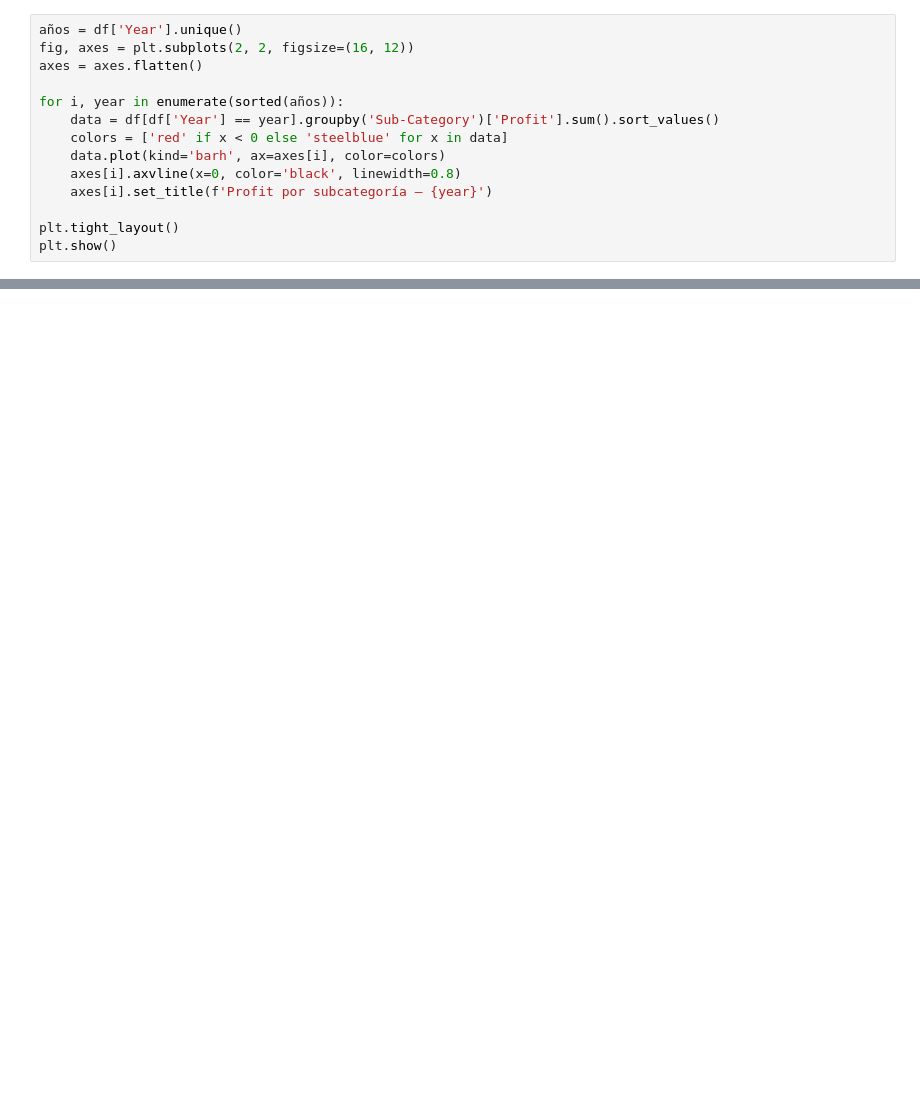
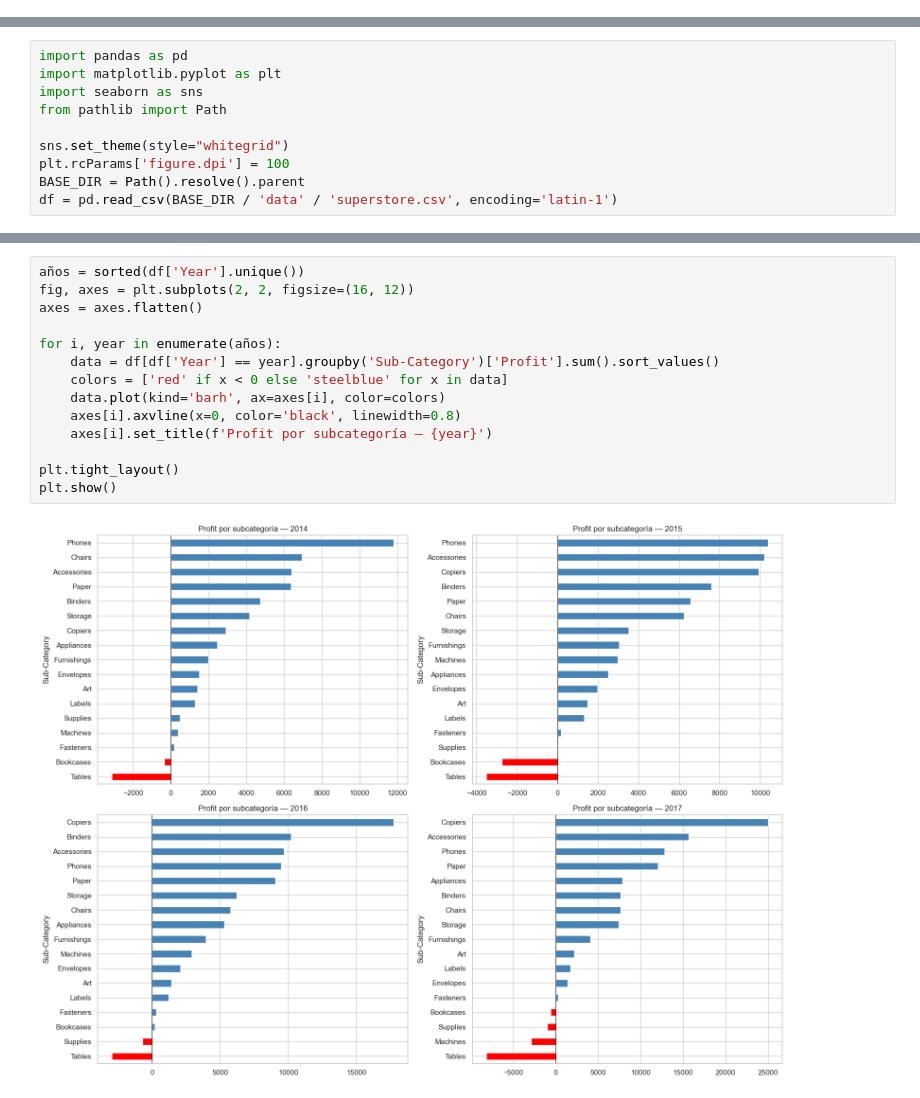
Before and after one commit to manuelpalasanchez/proyecto-eda-ventas, a Jupyter notebook: notebooks/eda_exploracion.ipynb, the cells around one changed output, grey strips where cells are left out. Drawn from its saved outputs; the diff is of its cells as text; blank space fills up the shorter version.

```diff
--- a/notebooks/eda_exploracion.ipynb
+++ b/notebooks/eda_exploracion.ipynb
@@ -184,14 +0,0 @@ plt.show()
-# %%
-años = df['Year'].unique()
-fig, axes = plt.subplots(2, 2, figsize=(16, 12))
-axes = axes.flatten()
-
-for i, year in enumerate(sorted(años)):
-    data = df[df['Year'] == year].groupby('Sub-Category')['Profit'].sum().sort_values()
-    colors = ['red' if x < 0 else 'steelblue' for x in data]
-    data.plot(kind='barh', ax=axes[i], color=colors)
-    axes[i].axvline(x=0, color='black', linewidth=0.8)
-    axes[i].set_title(f'Profit por subcategoría — {year}')
-
-plt.tight_layout()
-plt.show()
@@ -208,0 +13,10 @@ Se observa que de media, los peores descuentos son los del 40-45%, y que a parti
+# %%
+import pandas as pd
+import matplotlib.pyplot as plt
+import seaborn as sns
+from pathlib import Path
+
+sns.set_theme(style="whitegrid")
+plt.rcParams['figure.dpi'] = 100
+BASE_DIR = Path().resolve().parent
+df = pd.read_csv(BASE_DIR / 'data' / 'superstore.csv', encoding='latin-1')
@@ -208,0 +308,16 @@ Se observa que de media, los peores descuentos son los del 40-45%, y que a parti
+# %%
+años = sorted(df['Year'].unique())
+fig, axes = plt.subplots(2, 2, figsize=(16, 12))
+axes = axes.flatten()
+
+for i, year in enumerate(años):
+    data = df[df['Year'] == year].groupby('Sub-Category')['Profit'].sum().sort_values()
+    colors = ['red' if x < 0 else 'steelblue' for x in data]
+    data.plot(kind='barh', ax=axes[i], color=colors)
+    axes[i].axvline(x=0, color='black', linewidth=0.8)
+    axes[i].set_title(f'Profit por subcategoría — {year}')
+
+plt.tight_layout()
+plt.show()
+# %% [output]
+[figure, added]
```
Also changed, not shown: parts of 42 cells of this notebook.
